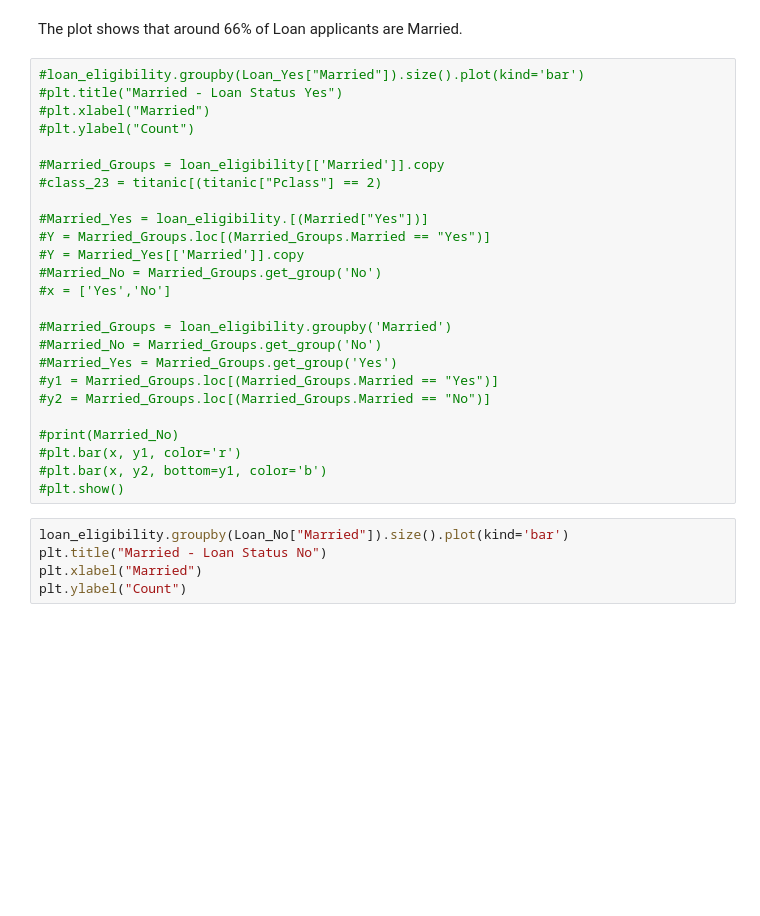
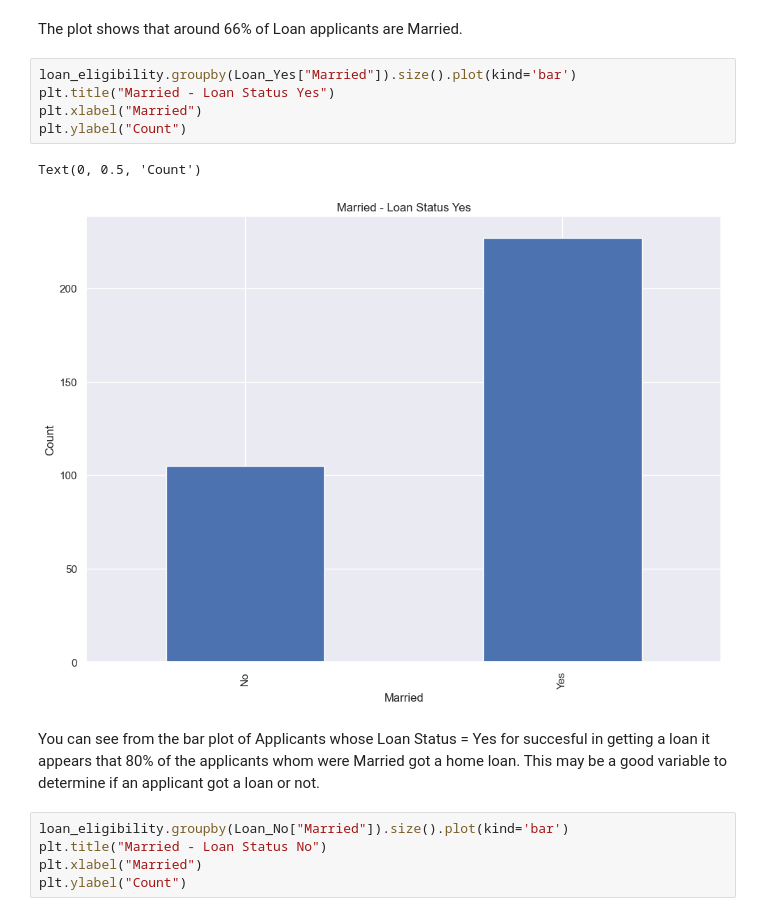
Before and after one commit to loughjo/ProgDataAnalysis-Project, a Jupyter notebook: ProgDataAnalysisProject.ipynb, the cells around one changed output. Drawn from its saved outputs; the diff is of its cells as text; blank space fills up the shorter version.

```diff
--- a/ProgDataAnalysisProject.ipynb
+++ b/ProgDataAnalysisProject.ipynb
@@ -584,31 +596,16 @@ Text(0, 0.5, 'Count')
 [figure]
 # %% [markdown]
 The plot shows that around 66% of Loan applicants are Married.
-# %%
-#loan_eligibility.groupby(Loan_Yes["Married"]).size().plot(kind='bar')
-#plt.title("Married - Loan Status Yes")
-#plt.xlabel("Married")
-#plt.ylabel("Count")
-
-#Married_Groups = loan_eligibility[['Married']].copy
-#class_23 = titanic[(titanic["Pclass"] == 2)
-
-#Married_Yes = loan_eligibility.[(Married["Yes"])]
-#Y = Married_Groups.loc[(Married_Groups.Married == "Yes")]
-#Y = Married_Yes[['Married']].copy
-#Married_No = Married_Groups.get_group('No')
-#x = ['Yes','No']
-
-#Married_Groups = loan_eligibility.groupby('Married')
-#Married_No = Married_Groups.get_group('No')
-#Married_Yes = Married_Groups.get_group('Yes')
-#y1 = Married_Groups.loc[(Married_Groups.Married == "Yes")]
-#y2 = Married_Groups.loc[(Married_Groups.Married == "No")]
-
-#print(Married_No)
-#plt.bar(x, y1, color='r')
-#plt.bar(x, y2, bottom=y1, color='b')
-#plt.show()
+# %%
+loan_eligibility.groupby(Loan_Yes["Married"]).size().plot(kind='bar')
+plt.title("Married - Loan Status Yes")
+plt.xlabel("Married")
+plt.ylabel("Count")
+# %% [output]
+Text(0, 0.5, 'Count')
+[figure, added]
+# %% [markdown]
+You can see from the bar plot of Applicants whose Loan Status = Yes for succesful in getting a loan it appears that 80% of the applicants whom were Married got a home loan. This may be a good variable to determine if an applicant got a loan or not.
 # %%
 loan_eligibility.groupby(Loan_No["Married"]).size().plot(kind='bar')
 plt.title("Married - Loan Status No")
```
Also changed, not shown: parts of 204 cells of this notebook.
